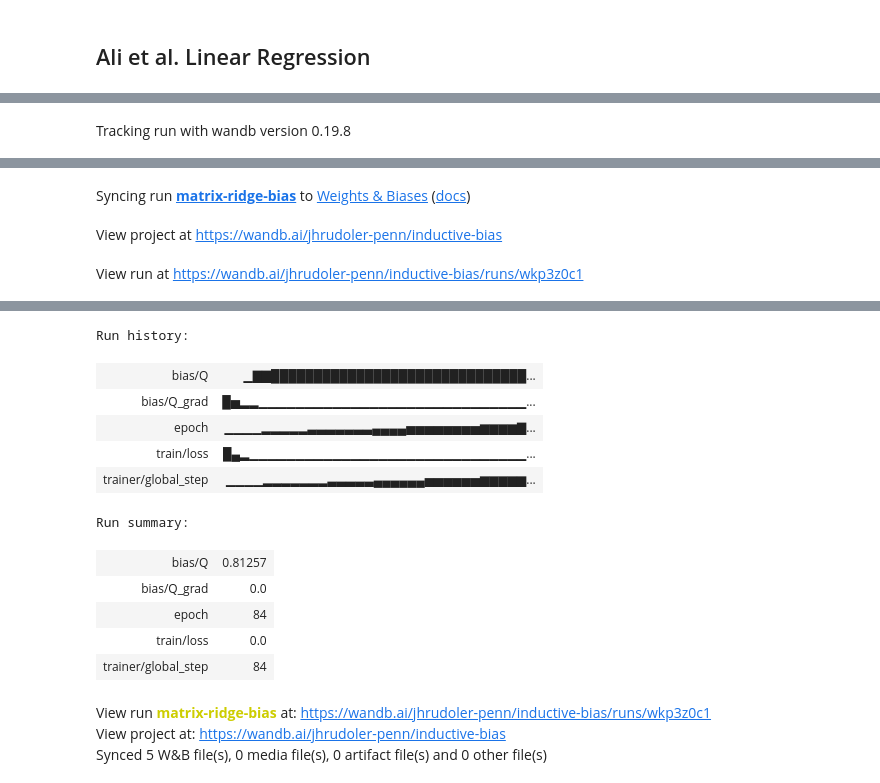
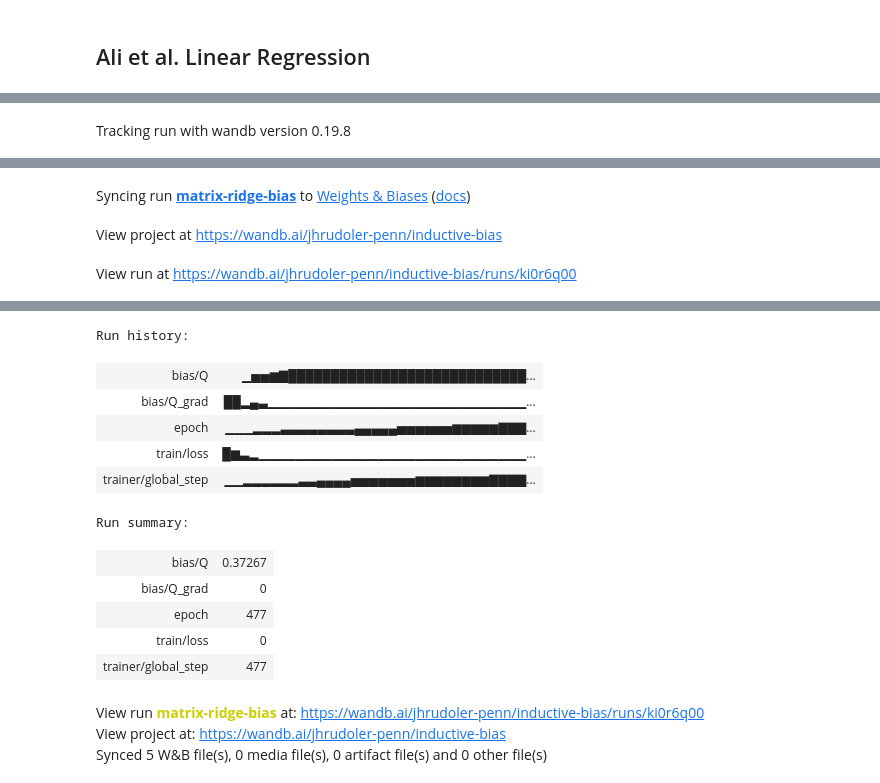
Before and after one commit to jrudoler/estimating-implicit-regularization, a Jupyter notebook: learn-inductive-bias.ipynb, the cells around one changed output, grey strips where cells are left out. Cells and saved outputs as stored; diff of their text form; code cells hidden in the pictures.

Commit message:
surprising recovery of model weights with diagonal matrix

```diff
--- a/learn-inductive-bias.ipynb
+++ b/learn-inductive-bias.ipynb
@@ -737,7 +737,7 @@ torch.manual_seed(56)
 # deterministic behavior
 torch.use_deterministic_algorithms(False)
 
-p = 2 # input dimension / number of features
+p = 10 # input dimension / number of features
 N = 1000 # number of samples
 X = torch.randn(N, p)
 # X = torch.diag(torch.randn(p))
@@ -752,7 +752,7 @@ wandb_logger = WandbLogger(
 )
 
 lm_trainer = Trainer(
-    max_epochs=50,
+    max_epochs=150,
     accumulate_grad_batches=1,
     log_every_n_steps=1,
     logger=wandb_logger,
@@ -764,7 +764,6 @@ lm_trainer = Trainer(
     devices=n_devices,
 )
 lm_trainer.fit(linear_model, dm)
-wandb.finish()
 # %% [output]
 /home/jrudoler/.cache/pypoetry/virtualenvs/inductive-bias-v8JhmPLZ-py3.12/lib/python3.12/site-packages/lightning/fabric/plugins/environments/slurm.py:204: The `srun` command is available on your syste ...
 GPU available: True (cuda), used: True
@@ -944,11 +945,11 @@ Model beta: [ 5.306002  -3.0658965]
 # %%
 from core.estimators import BiasWithMSE, BiasWithAutodiffLoss
-from core.bias import MatrixRidgeBias, DiagMatrixRidgeBias
+from core.bias import MatrixRidgeBias, DiagMatrixRidgeBias, RidgeBias
 # reload BiasWithMSE even though it's already imported
-from importlib import reload
-from core import estimators, bias
-reload(estimators)
-reload(bias)
+# from importlib import reload
+# from core import estimators, bias
+# reload(estimators)
+# reload(bias)
 
 class PSDMatrixRidgeBias(nn.Module):
     """
@@ -978,11 +979,43 @@ class PSDMatrixRidgeBias(nn.Module):
         loss = flattened_params @ Q @ flattened_params
         return loss
 
+class DiagMatrixRidgeBias(nn.Module):
+    def __init__(self, dim: int = 10, Q_init: torch.Tensor = None):
+        super().__init__()
+        self.dim = dim
+        if Q_init is not None:
+            if Q_init.shape != (dim,):
+                raise ValueError(
+                    f"Q_init should be of shape ({dim},), but got {Q_init.shape}"
+                )
+        self.Q = (
+            nn.Parameter(Q_init, requires_grad=True)
+            if Q_init is not None
+            else nn.Parameter(torch.zeros(dim))
+        )  # Initialize parameter
+
+    def forward(self, flattened_params: torch.Tensor):
+        """
+        Compute the quadratic form x^T Q x, where x is the flattened parameters.
+        This is equivalent to the L2 regularization term with a matrix Q.
+        """
+        # check that flattened_params is of shape (dim,)
+        if flattened_params.shape != (self.dim,):
+            raise ValueError(
+                f"flattened_params should be of shape ({self.dim},), but got {flattened_params.shape}"
+            )
+        # Compute the quadratic form
+        # Q_diag = nn.functional.softplus(self.Q)
+        Q = torch.diag(self.Q)
+        loss = flattened_params @ Q @ flattened_params
+        return loss
+
 torch.manual_seed(56)
 # noisy_Q_init = Q.clone() + 0.1 * torch.randn(Q.shape[0], Q.shape[1])
 # matrix_bias_model = MatrixRidgeBias(dim=p, Q_init=noisy_Q_init.clone())
 
 matrix_bias_model = DiagMatrixRidgeBias(dim=p)
+# matrix_bias_model = RidgeBias()
 wandb_logger = WandbLogger(
     project="inductive-bias", name="matrix-ridge-bias", log_model=False
 )
@@ -993,23 +1026,26 @@ estimator = BiasWithMSE(
     bias_model=matrix_bias_model,
     grad_match_loss_fn=torch.nn.functional.mse_loss,
     lr=1e-2,
-    optimizer_cls=torch.optim.SGD,
+    optimizer_cls=torch.optim.Adam,
 )
 
 trainer = Trainer(
-    max_epochs=1500,
+    max_epochs=5000,
     accumulate_grad_batches=1,
     log_every_n_steps=1,
     logger=wandb_logger,
     callbacks=[
         WandBCallback(),
-        EarlyStopping(monitor="train/loss", patience=50, mode="min"),
+        EarlyStopping(monitor="train/loss", patience=150, mode="min"),
     ],
     accelerator=device,
     devices=n_devices,
 )
 trainer.fit(estimator, dm)
 
+# Q_hat = torch.eye(p) * estimator.bias_model.beta.detach()
+Q_hat = torch.diag(estimator.bias_model.Q.detach())
+
 # minibatch_dataloader = torch.utils.data.DataLoader(TensorDataset(X, y), batch_size=N//2, shuffle=True)
 # trainer.fit(estimator, train_dataloaders=minibatch_dataloader)
 # %% [output]
@@ -1025,6 +1060,6 @@ Run data is saved locally in ./wandb/run-20250409_112211-wkp3z0c1
 Syncing run matrix-ridge-bias to Weights & Biases (docs)
 View project at https://wandb.ai/jhrudoler-penn/inductive-bias
-View run at https://wandb.ai/jhrudoler-penn/inductive-bias/runs/wkp3z0c1
+View run at https://wandb.ai/jhrudoler-penn/inductive-bias/runs/ki0r6q00
 LOCAL_RANK: 0 - CUDA_VISIBLE_DEVICES: [0]
 
   | Name             | Type                | Params | Mode
@@ -1038,20 +1073,20 @@ LOCAL_RANK: 0 - CUDA_VISIBLE_DEVICES: [0]
 0.000     Total estimated model params size (MB)
 4         Modules in train mode
 0         Modules in eval mode
 /home/jrudoler/.cache/pypoetry/virtualenvs/inductive-bias-v8JhmPLZ-py3.12/lib/python3.12/site-packages/lightning/pytorch/trainer/connectors/data_connector.py:425: The 'train_dataloader' does not have  ...
 [interactive output not drawn]
 Run history:
-| bias/Q | ▁▇▇██████████████████████████████... |
-| bias/Q_grad | █▅▂▂▁▁▁▁▁▁▁▁▁▁▁▁▁▁▁▁▁▁▁▁▁▁▁▁▁▁▁▁▁... |
-| epoch | ▁▁▁▁▂▂▂▂▂▃▃▃▃▃▃▃▄▄▄▄▅▅▅▅▅▅▅▅▆▆▆▆▇... |
-| train/loss | █▄▂▁▁▁▁▁▁▁▁▁▁▁▁▁▁▁▁▁▁▁▁▁▁▁▁▁▁▁▁▁▁... |
-| trainer/global_step | ▁▁▁▁▂▂▂▂▂▂▂▃▃▃▃▃▄▄▄▄▄▄▅▅▅▅▅▅▆▆▆▆▆... |
+| bias/Q | ▁▅▅▆▇████████████████████████████... |
+| bias/Q_grad | ██▂▄▃▁▁▁▁▁▁▁▁▁▁▁▁▁▁▁▁▁▁▁▁▁▁▁▁▁▁▁▁... |
+| epoch | ▁▁▁▂▂▂▃▃▃▃▃▃▃▃▄▄▄▄▄▅▅▅▅▅▅▆▆▆▆▆▇▇▇... |
+| train/loss | █▆▃▂▁▁▁▁▁▁▁▁▁▁▁▁▁▁▁▁▁▁▁▁▁▁▁▁▁▁▁▁▁... |
+| trainer/global_step | ▁▁▂▂▂▂▂▂▃▃▄▄▄▄▅▅▅▅▅▅▅▆▆▆▆▆▆▆▆▇▇▇▇... |
 Run summary:
-| bias/Q | 0.81257 |
-| bias/Q_grad | 0.0 |
-| epoch | 84 |
-| train/loss | 0.0 |
-| trainer/global_step | 84 |
+| bias/Q | 0.37267 |
+| bias/Q_grad | 0 |
+| epoch | 477 |
+| train/loss | 0 |
+| trainer/global_step | 477 |
-View run matrix-ridge-bias at: https://wandb.ai/jhrudoler-penn/inductive-bias/runs/wkp3z0c1
+View run matrix-ridge-bias at: https://wandb.ai/jhrudoler-penn/inductive-bias/runs/ki0r6q00
 View project at: https://wandb.ai/jhrudoler-penn/inductive-bias
 Synced 5 W&B file(s), 0 media file(s), 0 artifact file(s) and 0 other file(s)
```
Also changed, not shown: parts of 16 cells of this notebook.
